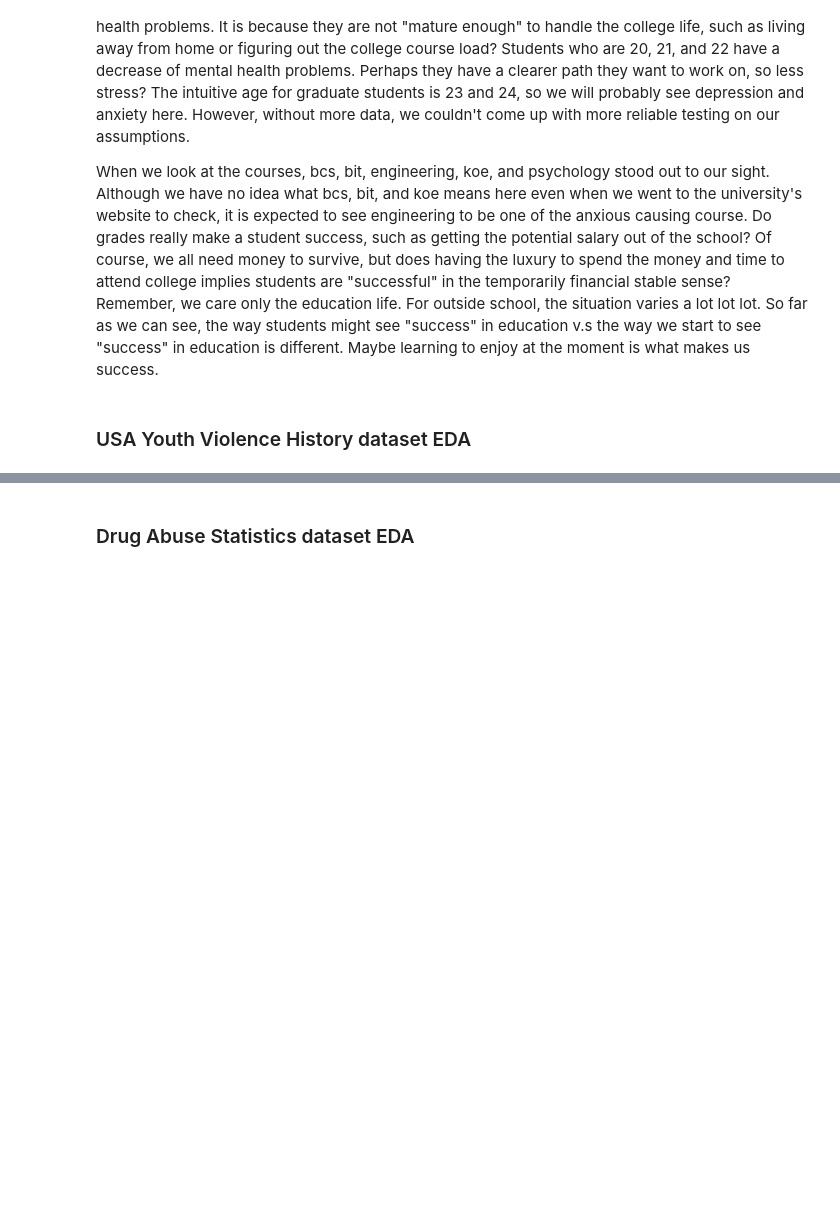
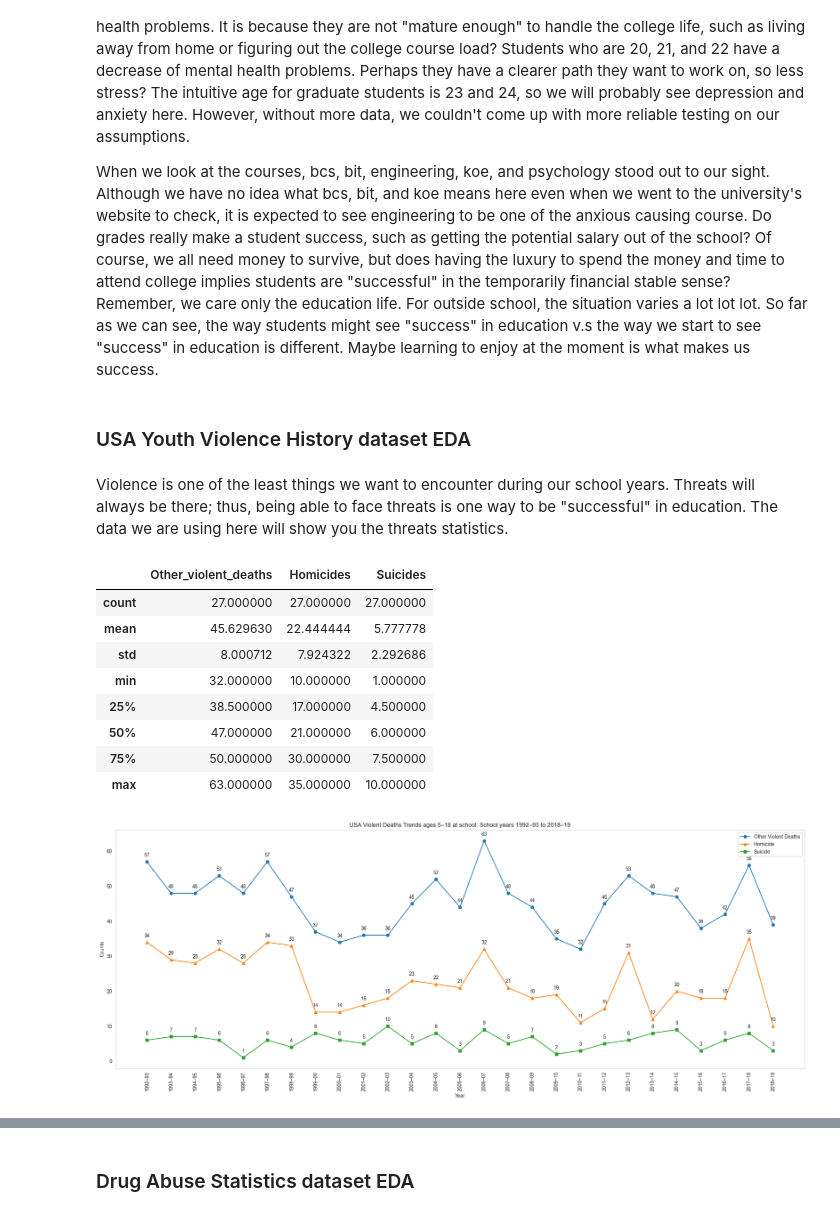
Before and after one commit to jerryliUMD/cmsc320_final_tutorial, a Jupyter notebook: tutorial.ipynb, the cells around one changed output, grey strips where cells are left out. Saved outputs shown, nothing was run; the diff lists cells and outputs as text; code cells hidden in the pictures; blank space fills up the shorter version.

```diff
--- a/tutorial.ipynb
+++ b/tutorial.ipynb
@@ -36,12 +37,13 @@ df_europe_students = pd.read_csv('europe_college_student_data.csv', sep=';')
 #pd.set_option('display.max_rows', None)     # Show all rows
 
 #If this is too much data, you can reset back to default (recommended).
-pd.reset_option('display.max_columns')
-pd.reset_option('display.max_rows')
+#pd.reset_option('display.max_columns')
+#pd.reset_option('display.max_rows')
 
 def showTable(df, name):
     display(HTML(f"<div style='text-align:center;'><h4>{name}</h4></div>"))
-    display(df)
+    if name is not None:
+        display(df)
 # %% [markdown]
 Brief: Children working hours...
 # %%
@@ -451,3 +518,44 @@ Normally, a student will go to college at the age of 18 and then graduate colleg
 When we look at the courses, bcs, bit, engineering, koe, and psychology stood out to our sight. Although we have no idea what bcs, bit, and koe means here even when we went to the university's website to check, it is expected to see engineering to be one of the anxious causing course. Do grades really make a student success, such as getting the potential salary out of the school? Of course, we all need money to survive, but does having the luxury to spend the money and time to attend college implies students are "successful" in the temporarily financial stable sense? Remember, we care only the education life. For outside school, the situation varies a lot lot lot. So far as we can see, the way students might see "success" in education v.s the way we start to see "success" in education is different. Maybe learning to enjoy at the moment is what makes us success.
 # %% [markdown]
 ### USA Youth Violence History dataset EDA
+# %% [markdown]
+Violence is one of the least things we want to encounter during our school years. Threats will always be there; thus, being able to face threats is one way to be "successful" in education. The data we are using here will show you the threats statistics.
+# %%
+display(df_usa_youth_violence_history.describe())
+# Plotting
+plt.figure(figsize=(20, 8))
+
+# Line plot for each column
+plt.plot(df_usa_youth_violence_history['Year'], df_usa_youth_violence_history['Other_violent_deaths'], marker='o', label='Other Violent Deaths')
+plt.plot(df_usa_youth_violence_history['Year'], df_usa_youth_violence_history['Homicides'], marker='^', label='Homicide')
+plt.plot(df_usa_youth_violence_history['Year'], df_usa_youth_violence_history['Suicides'], marker='s', label='Suicide')
+
+
+# Add count number annotations for each point
+for index, row in df_usa_youth_violence_history.iterrows():
+    plt.annotate(f'{row["Other_violent_deaths"]}', (row['Year'], row['Other_violent_deaths']), textcoords="offset points", xytext=(0,10), ha='center')
+    plt.annotate(f'{row["Homicides"]}', (row['Year'], row['Homicides']), textcoords="offset points", xytext=(0,10), ha='center')
+    plt.annotate(f'{row["Suicides"]}', (row['Year'], row['Suicides']), textcoords="offset points", xytext=(0,10), ha='center')
+
+
+plt.xlabel('Year')
+plt.ylabel('Counts')
+plt.title('USA Violent Deaths Trends ages 5–18 at school: School years 1992–93 to 2018–19')
+plt.legend()
+plt.xticks(rotation=90)
+plt.grid(False)
+
+# Display the plot
+plt.tight_layout()
+plt.show()
+# %% [output]
+|  | Other_violent_deaths | Homicides | Suicides |
+| count | 27.000000 | 27.000000 | 27.000000 |
+| mean | 45.629630 | 22.444444 | 5.777778 |
+| std | 8.000712 | 7.924322 | 2.292686 |
+| min | 32.000000 | 10.000000 | 1.000000 |
+| 25% | 38.500000 | 17.000000 | 4.500000 |
+| 50% | 47.000000 | 21.000000 | 6.000000 |
+| 75% | 50.000000 | 30.000000 | 7.500000 |
+| max | 63.000000 | 35.000000 | 10.000000 |
+[figure, added]
```
Also changed, not shown: parts of 39 cells of this notebook.
